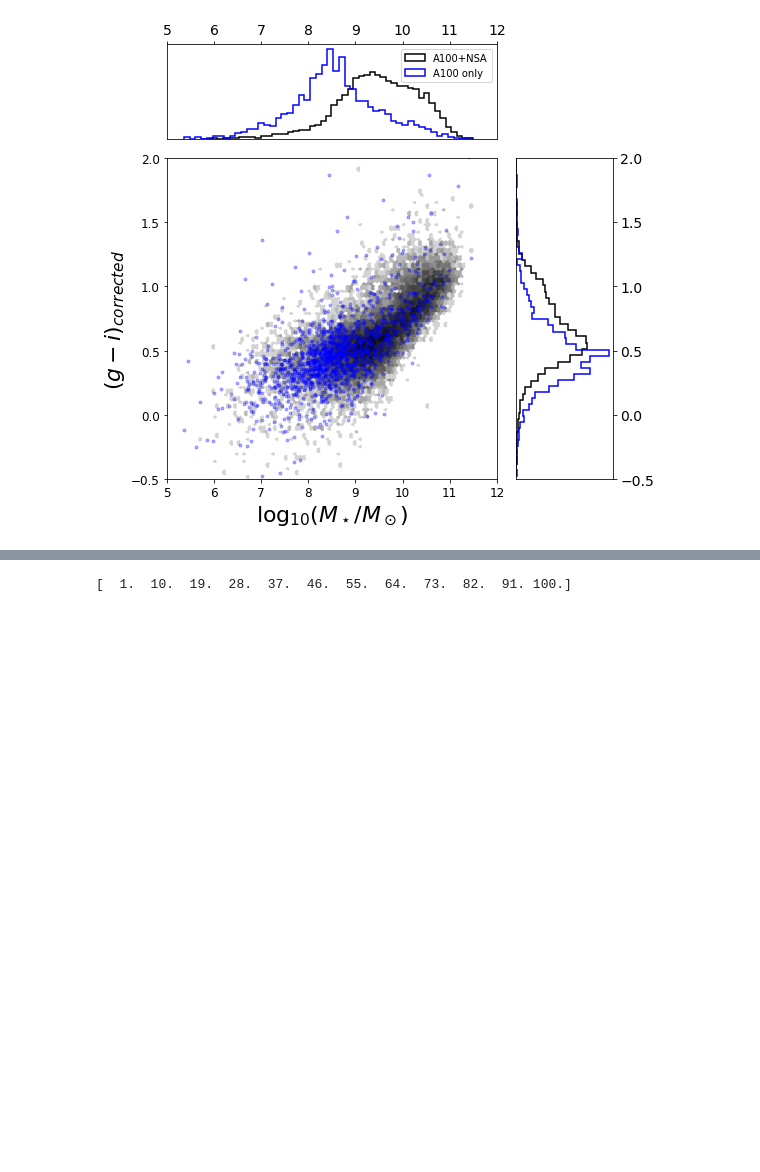
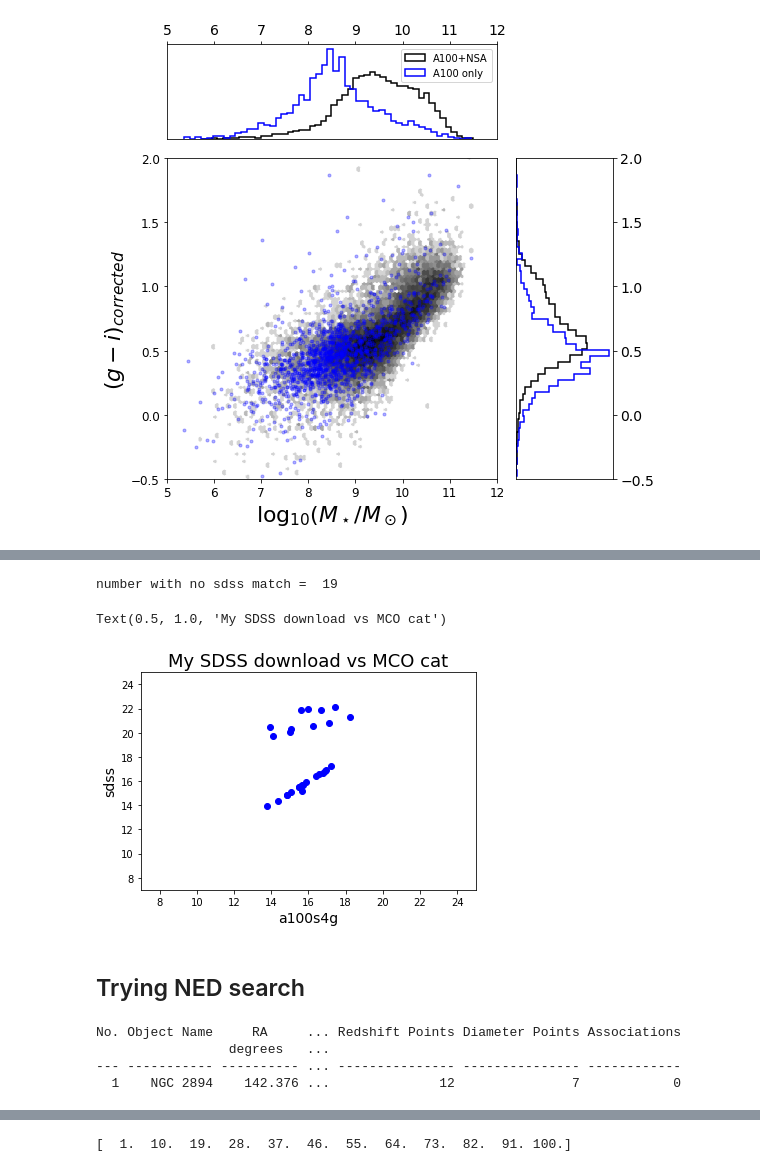
Before and after one commit to rfinn/APPSS, a Jupyter notebook: paper-plots.ipynb, the cells around one changed output, grey strips where cells are left out. Cells and saved outputs as stored; diff of their text form; code cells hidden in the pictures; blank space fills up the shorter version.

```diff
--- a/paper-plots.ipynb
+++ b/paper-plots.ipynb
@@ -444,0 +524,18 @@ Waiting to hear back from Mary to see if she has catalog with the complete colum
+# %%
+# plot sky positions of full catalog
+nosdss = fullsdss['objID']== 0
+print('number with no sdss match = ',sum(nosdss))
+# %% [output]
+number with no sdss match =  19
+# %%
+plt.figure()
+plt.plot(a100s4g['modelMag_g'],fullsdss['g'],'bo')
+plt.axis([7,25,7,25])
+plt.xlabel('a100s4g',fontsize=14)
+plt.ylabel('sdss',fontsize=14)
+plt.title('My SDSS download vs MCO cat',fontsize=18)
+# %% [output]
+Text(0.5, 1.0, 'My SDSS download vs MCO cat')
+[figure, added]
+# %% [markdown]
+## Trying NED search
@@ -444,0 +547,7 @@ Waiting to hear back from Mary to see if she has catalog with the complete colum
+# %%
+print(result_table)
+# %% [output]
+No. Object Name     RA     ... Redshift Points Diameter Points Associations
+                 degrees   ...
+--- ----------- ---------- ... --------------- --------------- ------------
+  1    NGC 2894    142.376 ...              12               7            0
```
Also changed, not shown: parts of 24 cells of this notebook.
